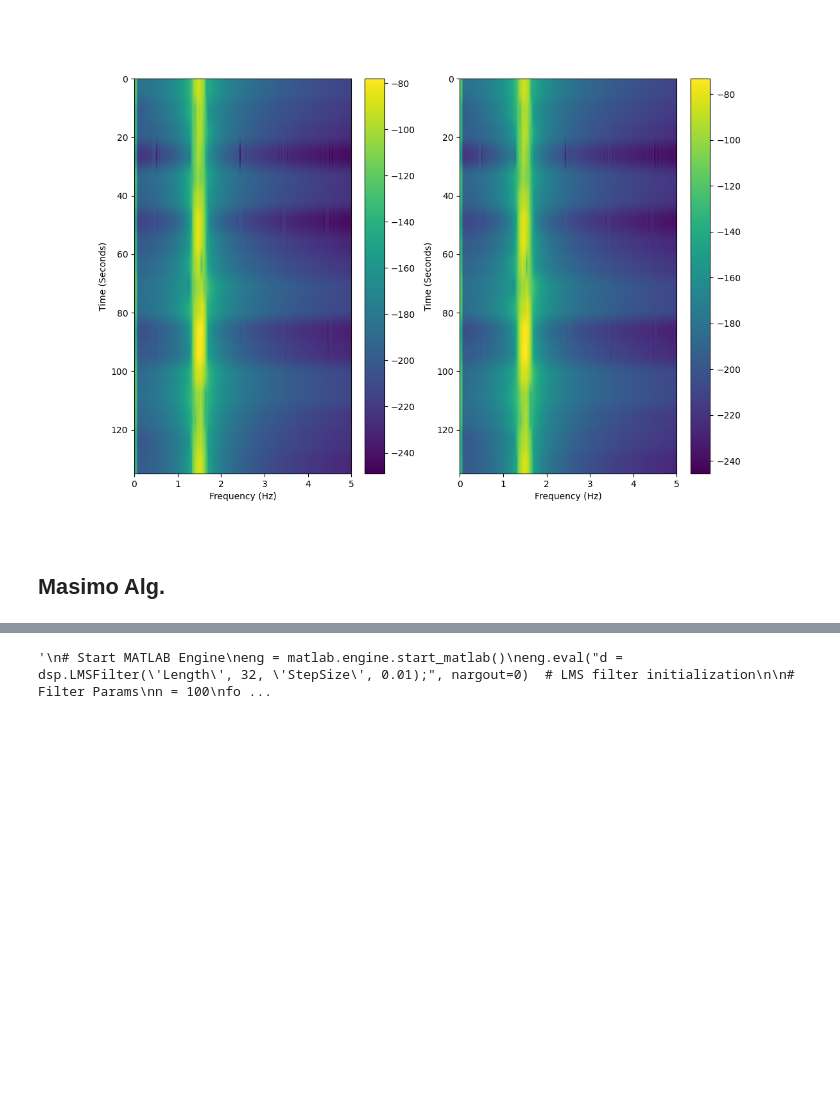
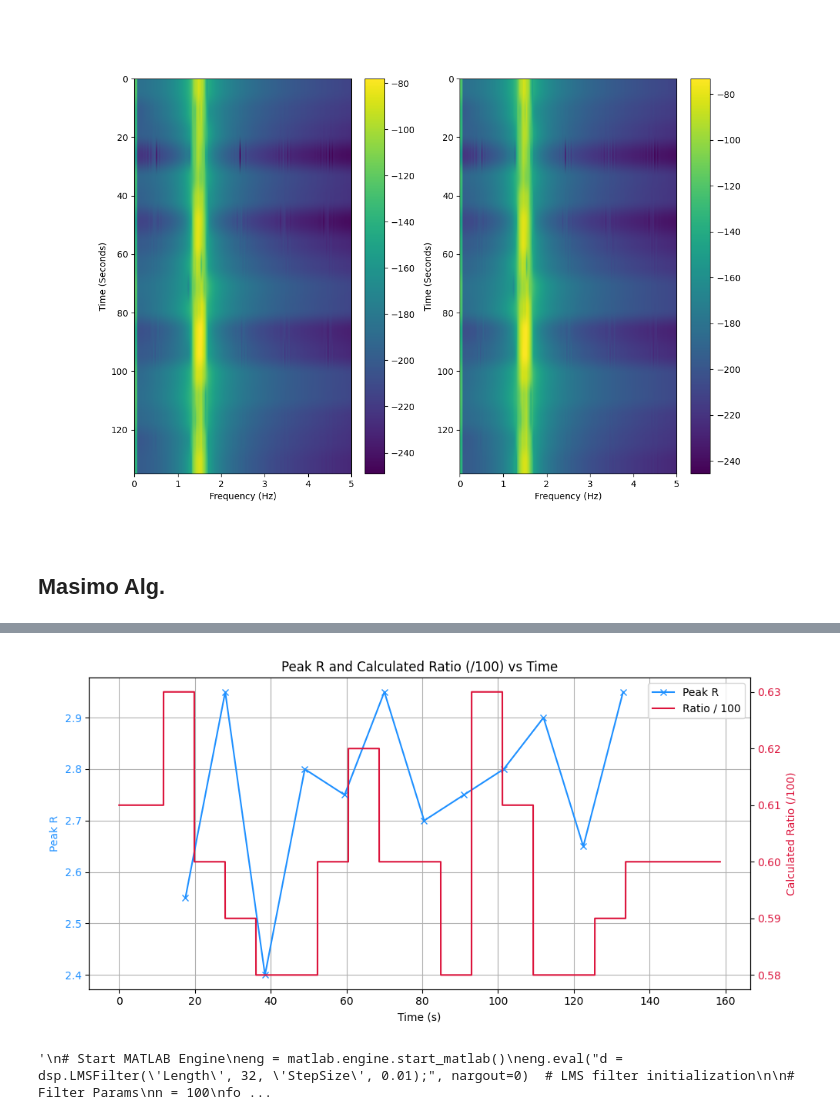
Before and after one commit to Audacity1213/tfo_masimo, a Jupyter notebook: notebooks/normalized_ac_with_masimo.ipynb, the cells around one changed output, grey strips where cells are left out. Drawn from its saved outputs; the diff is of its cells as text; code cells hidden in the pictures; blank space fills up the shorter version.

Commit message:
Changed the Filter Params and Adjusted Settings

```diff
--- a/notebooks/normalized_ac_with_masimo.ipynb
+++ b/notebooks/normalized_ac_with_masimo.ipynb
@@ -297,3 +300,34 @@ plt.show()
+# %%
+# Dual y-axis plot: Peak R and Calculated Ratio (/100) over time
+fig, ax1 = plt.subplots(figsize=(10, 5))
+
+# Plot Peak R on left y-axis
+color1 = 'dodgerblue'
+ax1.plot(r_time_axis, peak_r, 'x-', color=color1, label='Peak R')
+ax1.set_xlabel('Time (s)')
+ax1.set_ylabel('Peak R', color=color1)
+ax1.tick_params(axis='y', labelcolor=color1)
+
+# Create right y-axis for Ratio
+ax2 = ax1.twinx()
+color2 = 'crimson'
+ax2.plot(ppg_timeline, ppg[:, 3] / 100, '-', color=color2, label='Ratio / 100')
+ax2.set_ylabel('Calculated Ratio (/100)', color=color2)
+ax2.tick_params(axis='y', labelcolor=color2)
+
+# Combined title and grid
+plt.title("Peak R and Calculated Ratio (/100) vs Time")
+ax1.grid(True)
+
+# Combined legend
+lines1, labels1 = ax1.get_legend_handles_labels()
+lines2, labels2 = ax2.get_legend_handles_labels()
+ax1.legend(lines1 + lines2, labels1 + labels2, loc='upper right')
+
+plt.tight_layout()
+plt.show()
+# %% [output]
+[figure, added]
 # %%
 
 
```
Also changed, not shown: parts of 3 cells of this notebook, 1 other file.
